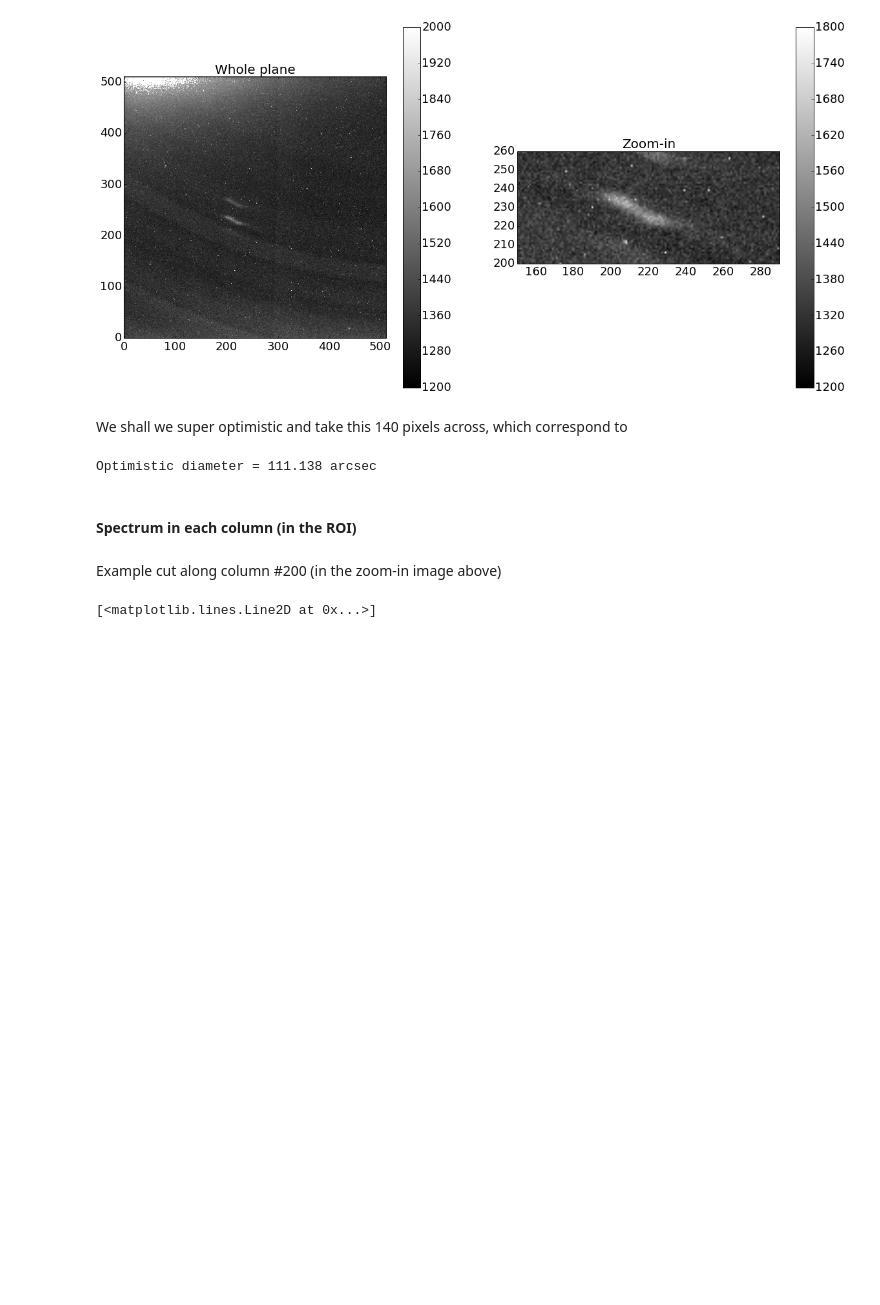
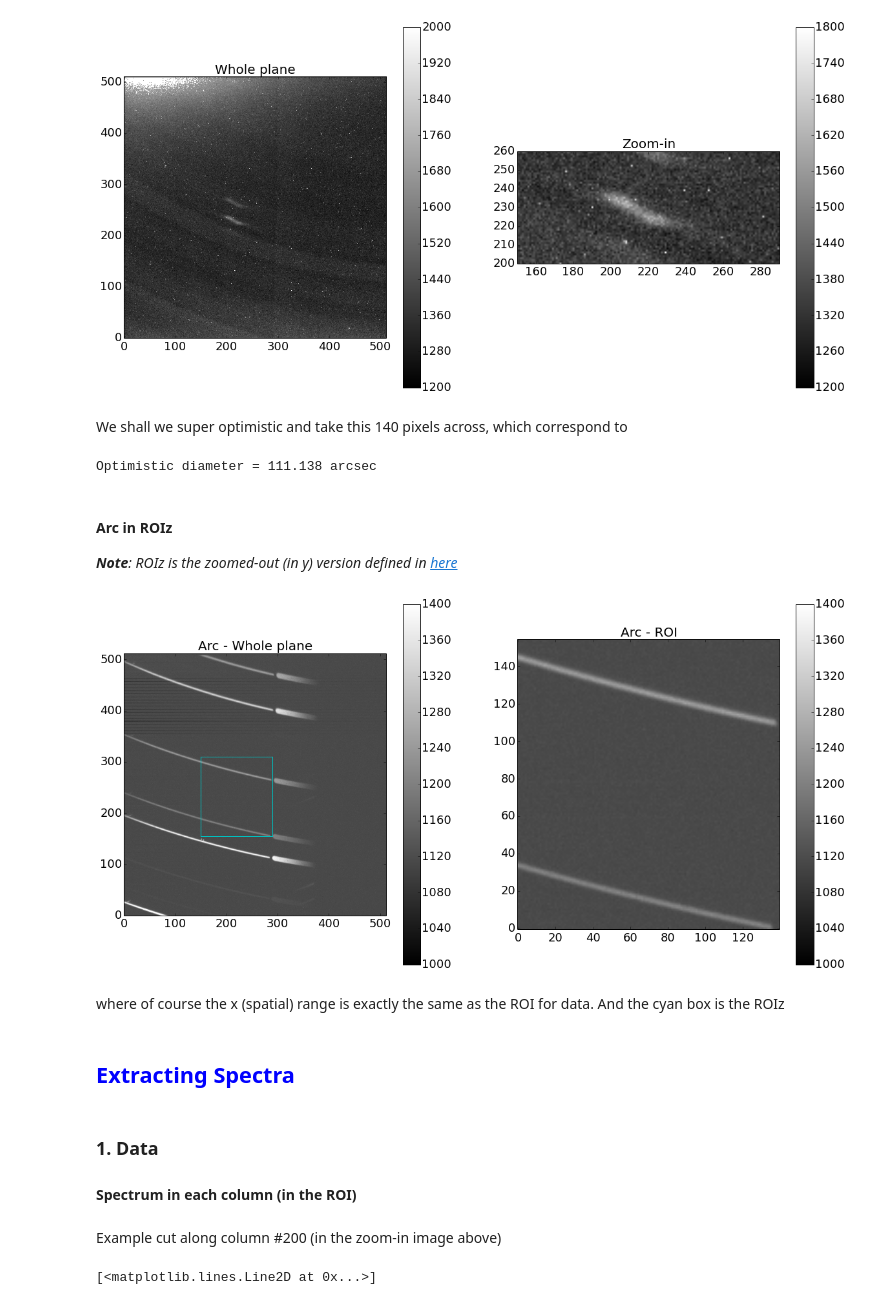
Before and after one commit to Mipanox/PHYS301, a Jupyter notebook: Project/SpecAna.ipynb, the cells around one changed output. Saved outputs shown, nothing was run; the diff lists cells and outputs as text; code cells hidden in the pictures; blank space fills up the shorter version.

```diff
--- a/Project/SpecAna.ipynb
+++ b/Project/SpecAna.ipynb
@@ -69,3 +71,6 @@ We shall we super optimistic and take this 140 pixels across, which correspond t
 print 'Optimistic diameter = {0:.3f}'.format(140*plate_scale)
 # %% [output]
 Optimistic diameter = 111.138 arcsec
+# %% [markdown]
+#### Arc in ROIz
+_**Note**: ROIz is the zoomed-out (in y) version defined in [here](https://nbviewer.jupyter.org/github/Mipanox/PHYS301/blob/master/Project/SpecAss.ipynb#Linear-along-the-slit-in-the-ROI)_
@@ -71,0 +80,18 @@ Optimistic diameter = 111.138 arcsec
+# %%
+roi_yz = np.load(workdir+'others/roi_yz.npy')
+# %%
+plt.figure(figsize=(20,10))
+plt.subplot(121); plt.title('Arc - Whole plane')
+plt.imshow(arc_data,origin='lower',cmap='gray'); plt.colorbar(); plt.clim(1000,1400)
+plt.plot([roi_x[0],roi_x[1]],[roi_yz[0],roi_yz[0]],'c')
+plt.plot([roi_x[0],roi_x[0]],[roi_yz[0],roi_yz[1]],'c')
+plt.plot([roi_x[1],roi_x[1]],[roi_yz[0],roi_yz[1]],'c')
+plt.plot([roi_x[0],roi_x[1]],[roi_yz[1],roi_yz[1]],'c')
+plt.xlim(0,512); plt.ylim(0,512)
+
+plt.subplot(122); plt.title('Arc - ROI')
+plt.imshow(arc_roi,origin='lower',cmap='gray'); plt.colorbar(); plt.clim(1000,1400)
+# %% [output]
+[figure, added]
+# %% [markdown]
+where of course the x (spatial) range is exactly the same as the ROI for data. And the cyan box is the ROIz
@@ -72,4 +104,7 @@ Optimistic diameter = 111.138 arcsec
+# %% [markdown]
+## <font color="blue"> Extracting Spectra</font>
 # %% [markdown]
+### 1. Data
 #### Spectrum in each column (in the ROI)
 # %%
 M82_data_roi = np.copy(M82_data[roi_y[0]:roi_y[1],roi_x[0]:roi_x[1]])
```
Also changed, not shown: parts of 38 cells of this notebook, 1 other file.
